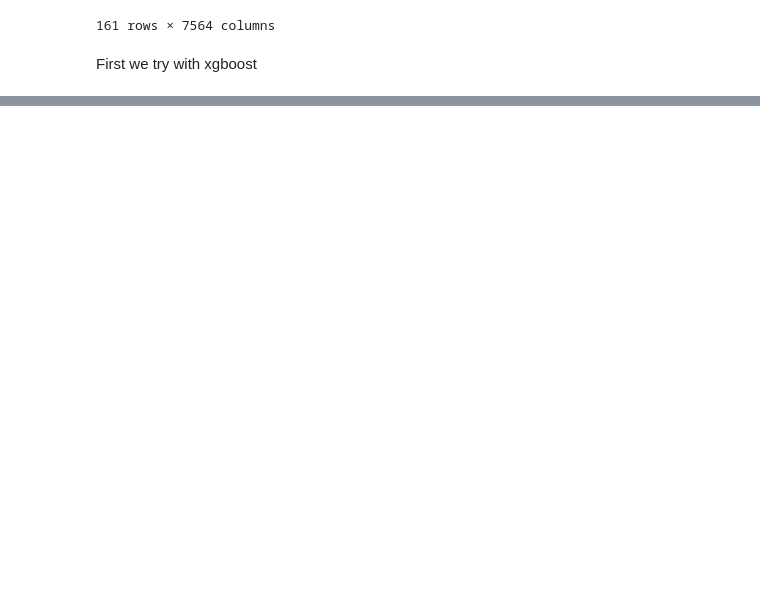
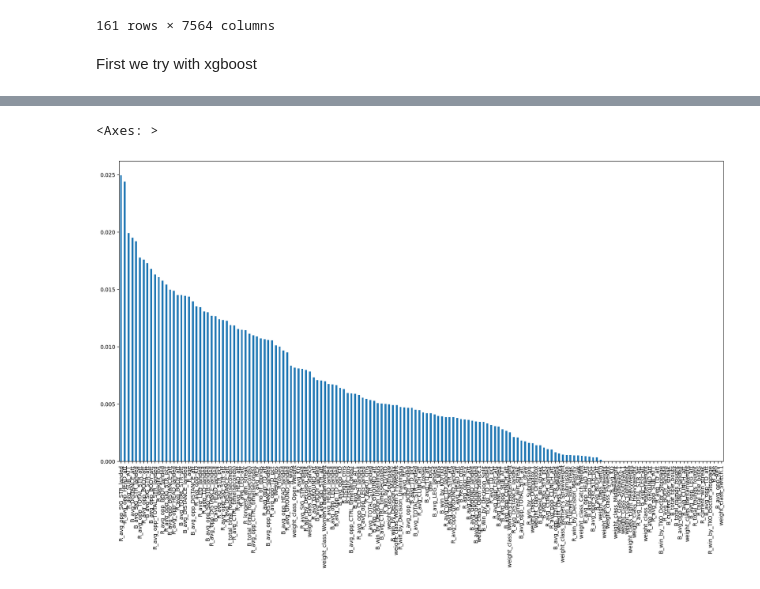
Before and after one commit to 99kishan/DS-UoN-Sports-ML-bhamidipati, a Jupyter notebook: SHAP_values.ipynb, the cells around one changed output, grey strips where cells are left out. Drawn from its saved outputs; the diff is of its cells as text; code cells hidden in the pictures; blank space fills up the shorter version.

```diff
--- a/SHAP_values.ipynb
+++ b/SHAP_values.ipynb
@@ -119,0 +180,5 @@ Length: 160, dtype: float64
+# %%
+mi_series.plot.bar(figsize=(20, 10))
+# %% [output]
+<Axes: >
+[figure, added]
```
Also changed, not shown: parts of 11 cells of this notebook, 2 other files.
